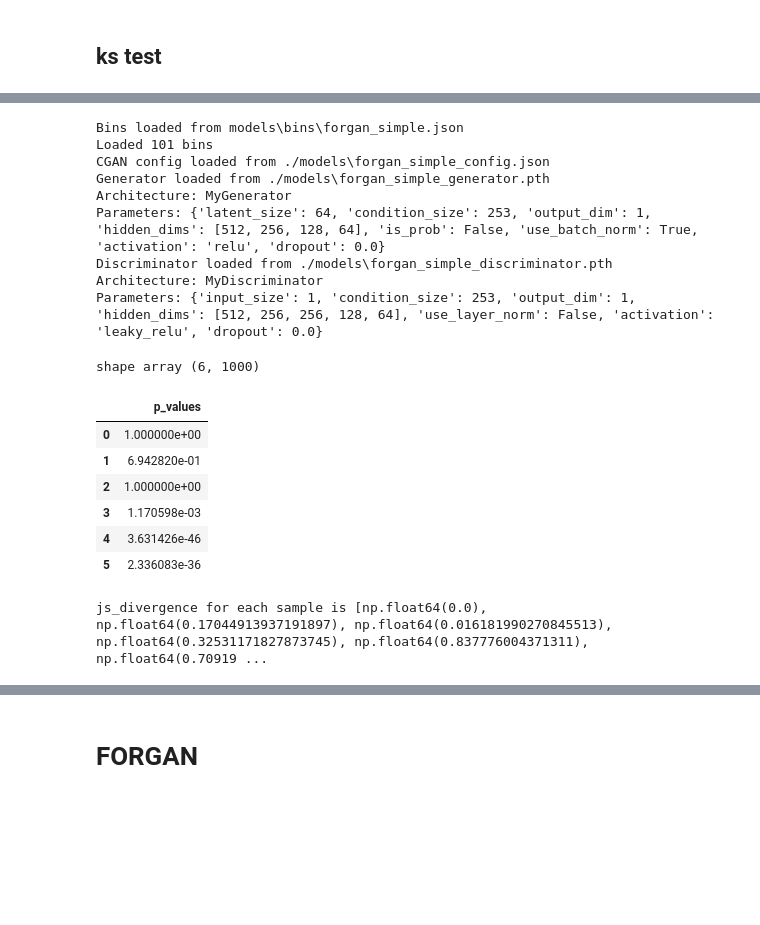
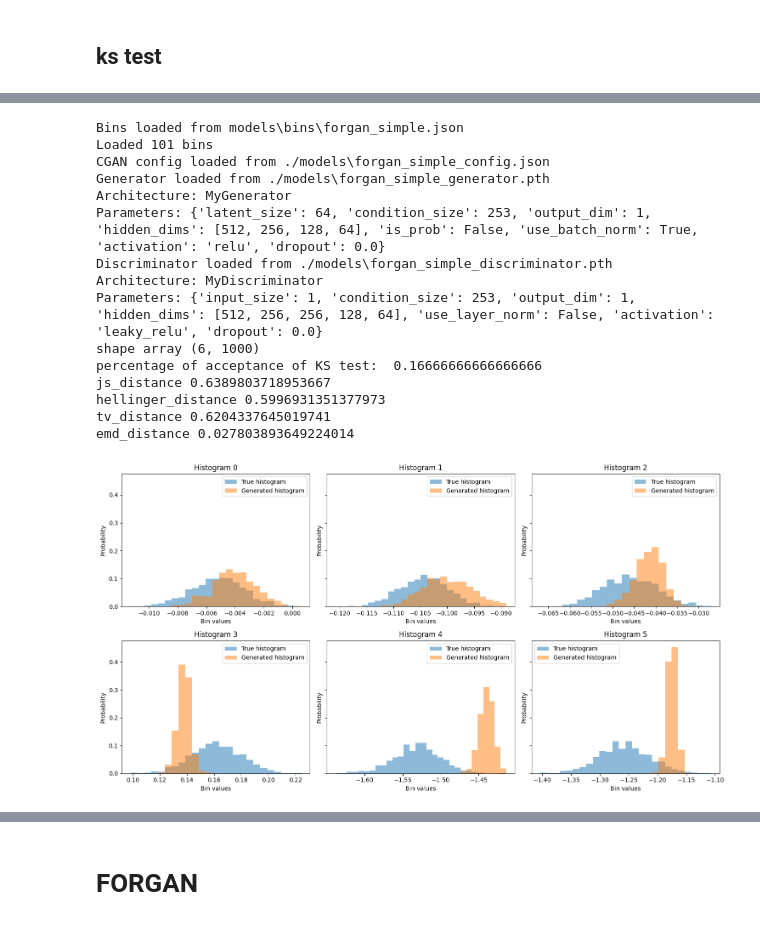
Before and after one commit to matteorofrano/CGAN-for-probability-distribution-generation, a Jupyter notebook: tests.ipynb, the cells around one changed output, grey strips where cells are left out. Cells and saved outputs as stored; diff of their text form; code cells hidden in the pictures; blank space fills up the shorter version.

```diff
--- a/tests.ipynb
+++ b/tests.ipynb
@@ -682,13 +754,32 @@ val.load_configuration('./models/bins/forgan_simple.json')
 trajectories = val.get_paths()
 paths = trajectories[:, :-1] #shape JxN-1
 targets= trajectories[:, -1:] #shape Jx1
-pdfs = val.get_pdf(n_steps_ahead=1, P=paths[:, -1])
-Xt = val.X_T
-bins = val.bins
-
+pdfs = val.get_pdf(n_bins=0, P=paths[:, -1], n_steps_ahead=1, mc_sims=1000)
 
 conditional_gan = MyCGAN(max_epoch=100, name='forgan_simple')
 conditional_gan.load_models()
+
+
+
+mydata, _, _ = prepare_data(targets, paths)
+condition, generated = conditional_gan.generate(mydata, get_pdf=True, bins = None)
+
+
+
+true_pdfs, generated_pdfs, bin_edges_list = compare_simulated_pdfs(pdfs, generated)
+
+p_values = []
+for i, row in enumerate(true_pdfs):
+    _, p_value = ks_test_gan_cdf(generated_pdfs[i], row)
+    p_values.append(p_value)
+
+test_df = pd.DataFrame({'p_values':p_values})
+test_h0 = test_df[test_df['p_values']>0.01]
+print("percentage of acceptance of KS test: ", len(test_h0)/len(test_df))
+
+stats = get_error_metrics(true=true_pdfs, generated=generated_pdfs)
+for key, metric in stats.items():
+    print(key, np.mean(metric))
 # %% [output]
 Bins loaded from models\bins\forgan_simple.json
 Loaded 101 bins
@@ -699,34 +790,13 @@ Parameters: {'latent_size': 64, 'condition_size': 253, 'output_dim': 1, 'hidden_
 Discriminator loaded from ./models\forgan_simple_discriminator.pth
 Architecture: MyDiscriminator
 Parameters: {'input_size': 1, 'condition_size': 253, 'output_dim': 1, 'hidden_dims': [512, 256, 256, 128, 64], 'use_layer_norm': False, 'activation': 'leaky_relu', 'dropout': 0.0}
+shape array (6, 1000)
+percentage of acceptance of KS test:  0.16666666666666666
+js_distance 0.6389803718953667
+hellinger_distance 0.5996931351377973
+tv_distance 0.6204337645019741
+emd_distance 0.027803893649224014
-# %%
-
-mydata, _, _ = prepare_data(targets, paths)
-condition, generated = conditional_gan.generate(mydata, get_pdf=True, bins = bins)
-
-
-
-p_values = []
-for i, row in enumerate(pdfs):
-    _, p_value = ks_test_gan_cdf(generated[i], row)
-    p_values.append(p_value)
-
-test_df = pd.DataFrame({'p_values':p_values})
-test_df
-# %% [output]
-shape array (6, 1000)
-|  | p_values |
-| 0 | 1.000000e+00 |
-| 1 | 6.942820e-01 |
-| 2 | 1.000000e+00 |
-| 3 | 1.170598e-03 |
-| 4 | 3.631426e-46 |
-| 5 | 2.336083e-36 |
-# %%
-js_divergence = compute_js(generated, pdfs, is_log=False)
-mean_js = np.mean(js_divergence)
-print(f'js_divergence for each sample is {js_divergence}. The mean divergence is {mean_js}')
-# %% [output]
-js_divergence for each sample is [np.float64(0.0), np.float64(0.17044913937191897), np.float64(0.016181990270845513), np.float64(0.32531171827873745), np.float64(0.837776004371311), np.float64(0.70919 ...
 # %%
-plot_bin_dist(pdfs, generated, bins, Xt, ncols=3)
+plot_bin_dist(true_pdfs, generated_pdfs, bins_values=bin_edges_list)
+# %% [output]
+[figure, added]
```
Also changed, not shown: parts of 10 cells of this notebook, 21 other files.
